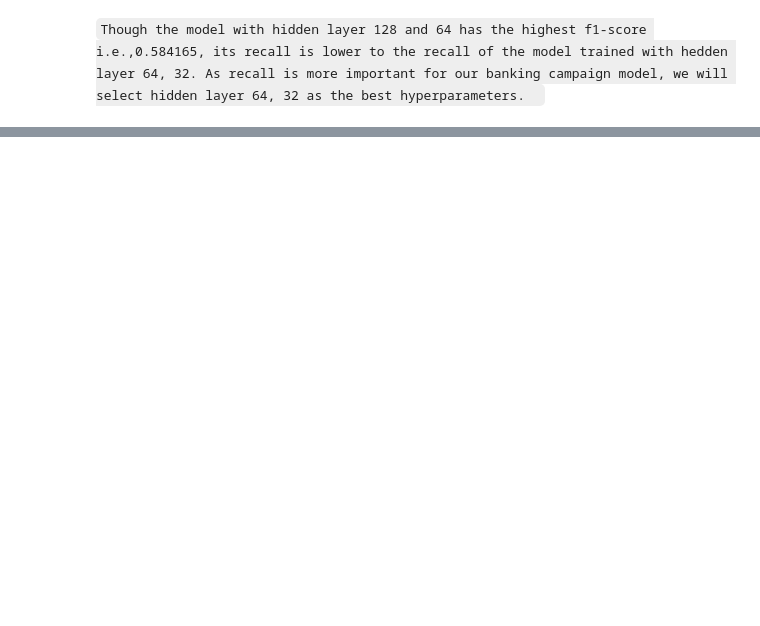
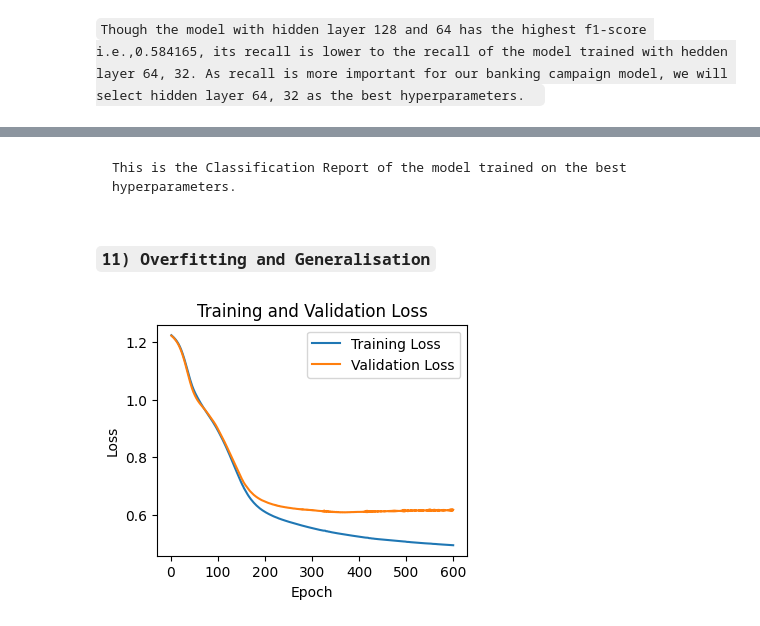
Before and after one commit to Padhanaya/apex-project2, a Jupyter notebook: apex.ipynb, the cells around one changed output, grey strips where cells are left out. Saved outputs shown, nothing was run; the diff lists cells and outputs as text; code cells hidden in the pictures; blank space fills up the shorter version.

Commit message:
Overfitting/generalisation, final model selection

````diff
--- a/apex.ipynb
+++ b/apex.ipynb
@@ -1187,0 +1234,22 @@ plt.show()
+# %% [markdown]
+```
+This is the Classification Report of the model trained on the best hyperparameters.
+```
+# %% [markdown]
+### `11) Overfitting and Generalisation`
+# %%
+# Training model with with 600 epochs, 0.001 learning rate, 64 and 32 neurons in hidden layers
+# and 0.5 threshold.
+acc, cr, f1, pr, rc, train_losses, val_losses, train_accs, val_accs = train_model(X_train, y_train, X_val, y_val, X_train.shape[1], 64, 32, 0.001, 600, 0.5)
+# %%
+# Ploting the line of training loss and the validation loss.
+plt.figure(figsize = (4,3))
+plt.plot(range(1,601), train_losses, label = "Training Loss")
+plt.plot(range(1,601), val_losses, label = "Validation Loss")
+plt.xlabel("Epoch")
+plt.ylabel("Loss")
+plt.title("Training and Validation Loss")
+plt.legend()
+plt.show()
+# %% [output]
+[figure, added]
````
Also changed, not shown: parts of 81 cells of this notebook.
